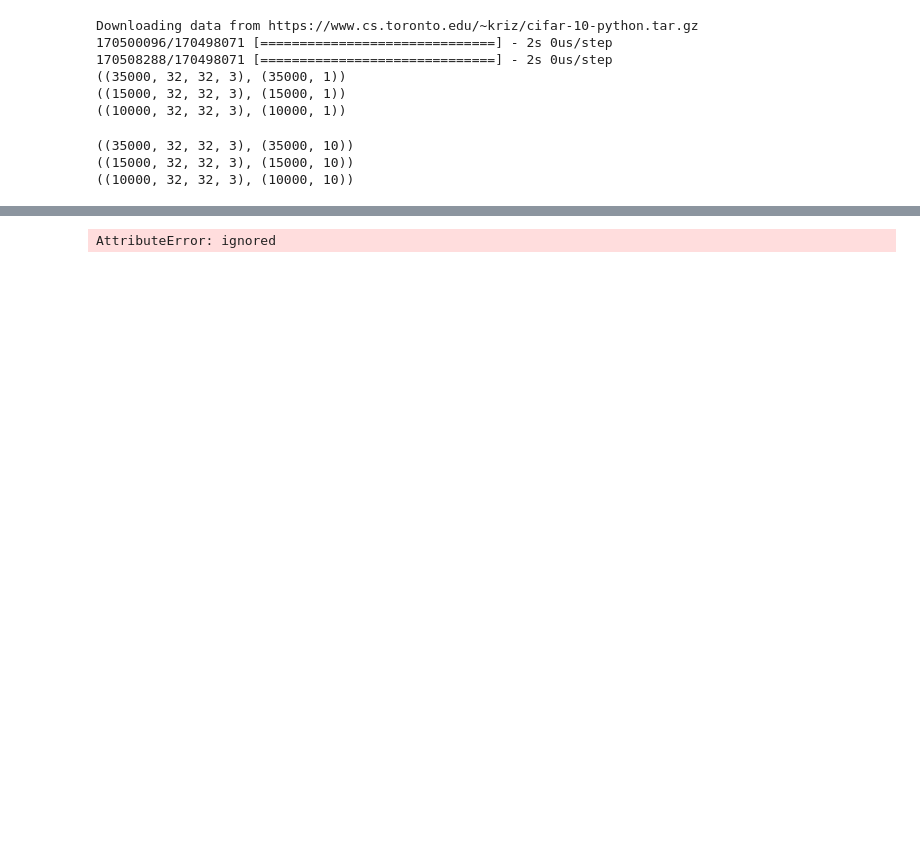
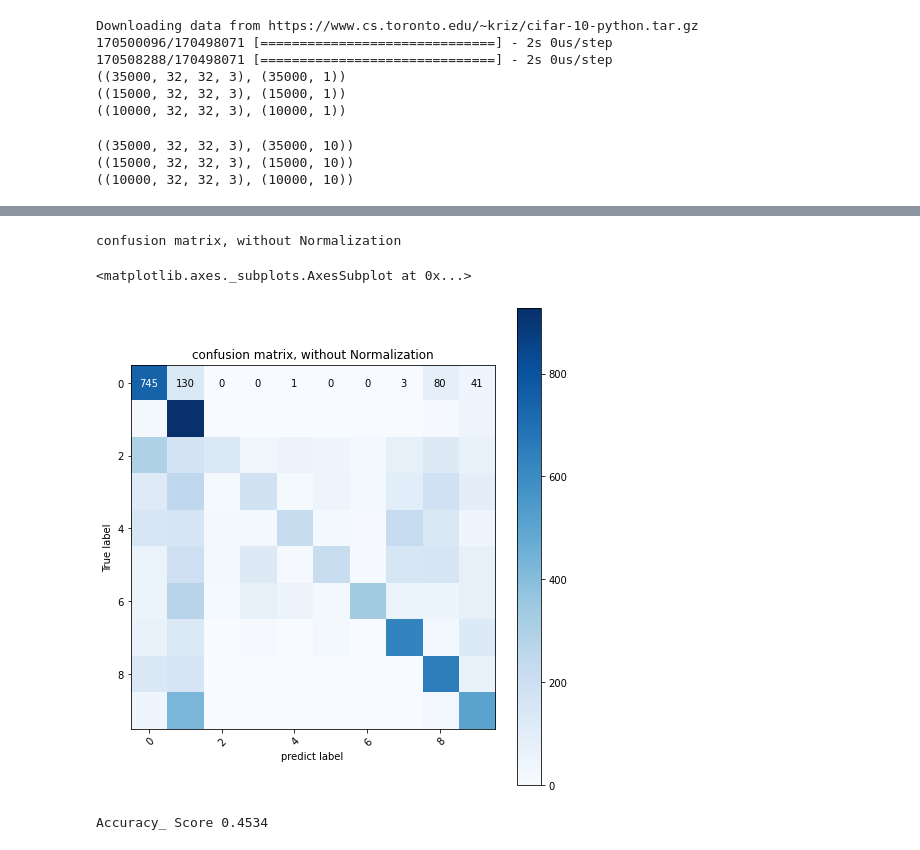
Before and after one commit to lotaa/VGG-Paper, a Jupyter notebook: AlexNet.ipynb, the cells around one changed output, grey strips where cells are left out. Saved outputs shown, nothing was run; the diff lists cells and outputs as text; code cells hidden in the pictures; blank space fills up the shorter version.

```diff
--- a/AlexNet.ipynb
+++ b/AlexNet.ipynb
@@ -200,9 +197,9 @@ def plot_confusion_matrix(y_true, y_pred, classes, normalization=False, title=No
   ax.figure.colorbar(img, ax=ax)
 
   # We want show all ticks
-  ax.set(xticks=np.arange(cm.shape[1]),
-         yticks=np.arange(cm.shape[0]),
-         xtickslabels=classes, ytickslabels=classes,
+  ax.set(#xticks=np.arange(cm.shape[1]),
+         #yticks=np.arange(cm.shape[0]),
+         #xtickslabels=classes, #ytickslabels=classes,
          title =title,
          ylabel='True label',
          xlabel='predict label'
@@ -211,7 +208,7 @@ def plot_confusion_matrix(y_true, y_pred, classes, normalization=False, title=No
   plt.setp(ax.get_xticklabels(),rotation=45, ha='right', rotation_mode="anchor")
 
 # Loop over data dimensions and create text annotations
-  fmt='.2f' if normalize else 'd'
+  fmt='.2f' if normalization else 'd'
   thresh =cm.max() /2.0
   for i in range(cm.shape[0]):
     for j in range(cm.shape[1]):
@@ -226,11 +225,22 @@ np.set_printoptions(precision=2)
 # %%
-y_pred = model.predict(x_test)
-y_pred = np.round(y_pred).astype(int)
+
+y_pred=model.predict(x_test)
+y_pred=np.argmax(y_pred,axis=1)
+#y_pred = model.predict_classes(np.array(x_test))
+
+#y_pred = np.round(y_pred).astype(int)
 y_true = np.argmax(y_test,axis=1)
 labels = ["airplane","automobile","bird","cat","deer", "dog", "frog", "horse", "ship", "truck"]
 
 cm = confusion_matrix(y_true, y_pred)
 
-plot_confusion_matrix(y_true, y_pred, classes=labels,title ='confusion matrix, without Normalization')
+plot_confusion_matrix(y_true, y_pred, classes=labels, title ='confusion matrix, without Normalization')
 # %% [output]
-AttributeError: ignored
+confusion matrix, without Normalization
+<matplotlib.axes._subplots.AxesSubplot at 0x...>
+[figure, added]
+# %%
+from sklearn.metrics import accuracy_score
+print("Accuracy_ Score", accuracy_score(y_true,y_pred))
+# %% [output]
+Accuracy_ Score 0.4534
```
Also changed, not shown: parts of 4 cells of this notebook.
